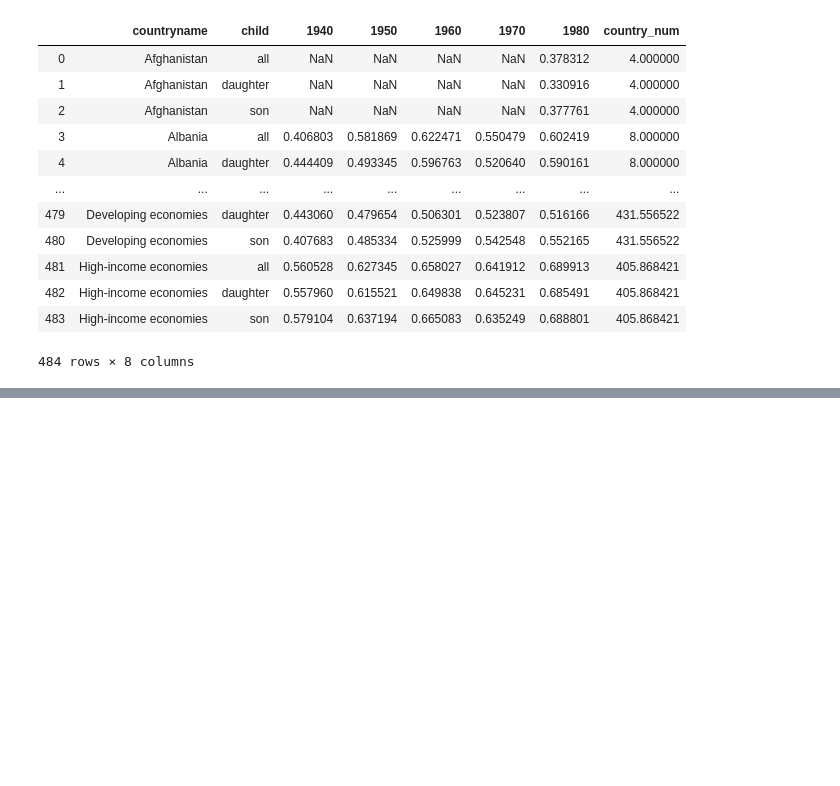
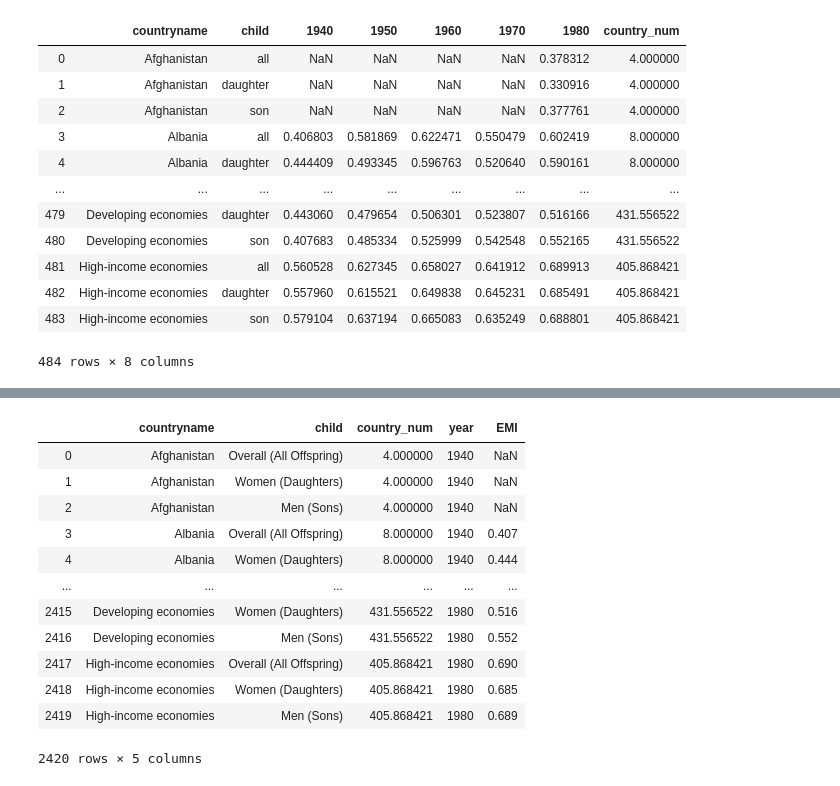
Before and after one commit to UBC-MDS/DSCI_532_L02_Group212_SocialMobilityProject, a Jupyter notebook: src/wrangling.ipynb, the cells around one changed output, grey strips where cells are left out. Cells and saved outputs as stored; diff of their text form; code cells hidden in the pictures; blank space fills up the shorter version.

```diff
--- a/src/wrangling.ipynb
+++ b/src/wrangling.ipynb
@@ -286,3 +286,7 @@ ed_mob_wide_all_NaN = ed_mob_wide_all_NaN.round({'1940':3,
                                                  '1960':3,
                                                  '1970':3,
                                                  '1980':3})
+# %%
+ed_mob_compare_data['child'] = ed_mob_compare_data['child'].str.replace('all', 'Overall (All Offspring)')
+ed_mob_compare_data['child'] = ed_mob_compare_data['child'].str.replace('daughter', 'Women (Daughters)')
+ed_mob_compare_data['child'] = ed_mob_compare_data['child'].str.replace('son', 'Men (Sons)')
@@ -291,0 +316,16 @@ ed_mob_wide_all_NaN.to_csv('../data/clean_map_and_bar_data.csv')
+# %%
+ed_mob_compare_data
+# %% [output]
+|  | countryname | child | country_num | year | EMI |
+| 0 | Afghanistan | Overall (All Offspring) | 4.000000 | 1940 | NaN |
+| 1 | Afghanistan | Women (Daughters) | 4.000000 | 1940 | NaN |
+| 2 | Afghanistan | Men (Sons) | 4.000000 | 1940 | NaN |
+| 3 | Albania | Overall (All Offspring) | 8.000000 | 1940 | 0.407 |
+| 4 | Albania | Women (Daughters) | 8.000000 | 1940 | 0.444 |
+| ... | ... | ... | ... | ... | ... |
+| 2415 | Developing economies | Women (Daughters) | 431.556522 | 1980 | 0.516 |
+| 2416 | Developing economies | Men (Sons) | 431.556522 | 1980 | 0.552 |
+| 2417 | High-income economies | Overall (All Offspring) | 405.868421 | 1980 | 0.690 |
+| 2418 | High-income economies | Women (Daughters) | 405.868421 | 1980 | 0.685 |
+| 2419 | High-income economies | Men (Sons) | 405.868421 | 1980 | 0.689 |
+2420 rows × 5 columns
```
Also changed, not shown: parts of 4 cells of this notebook, 2 other files.
